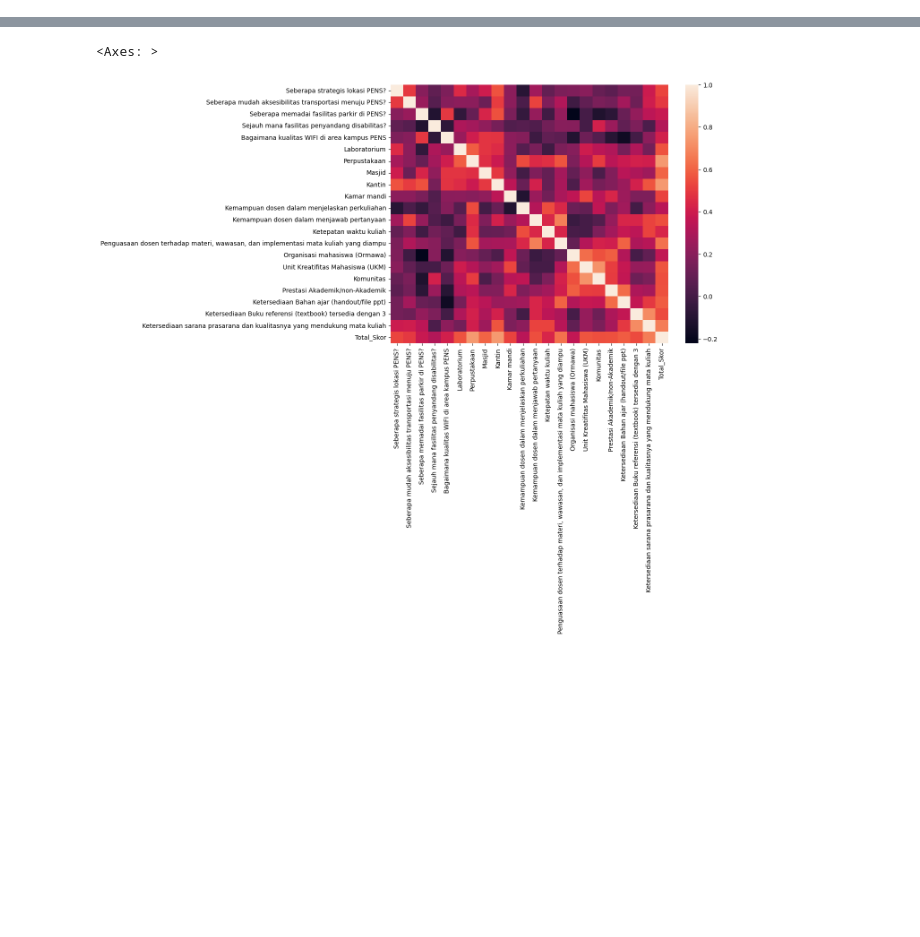
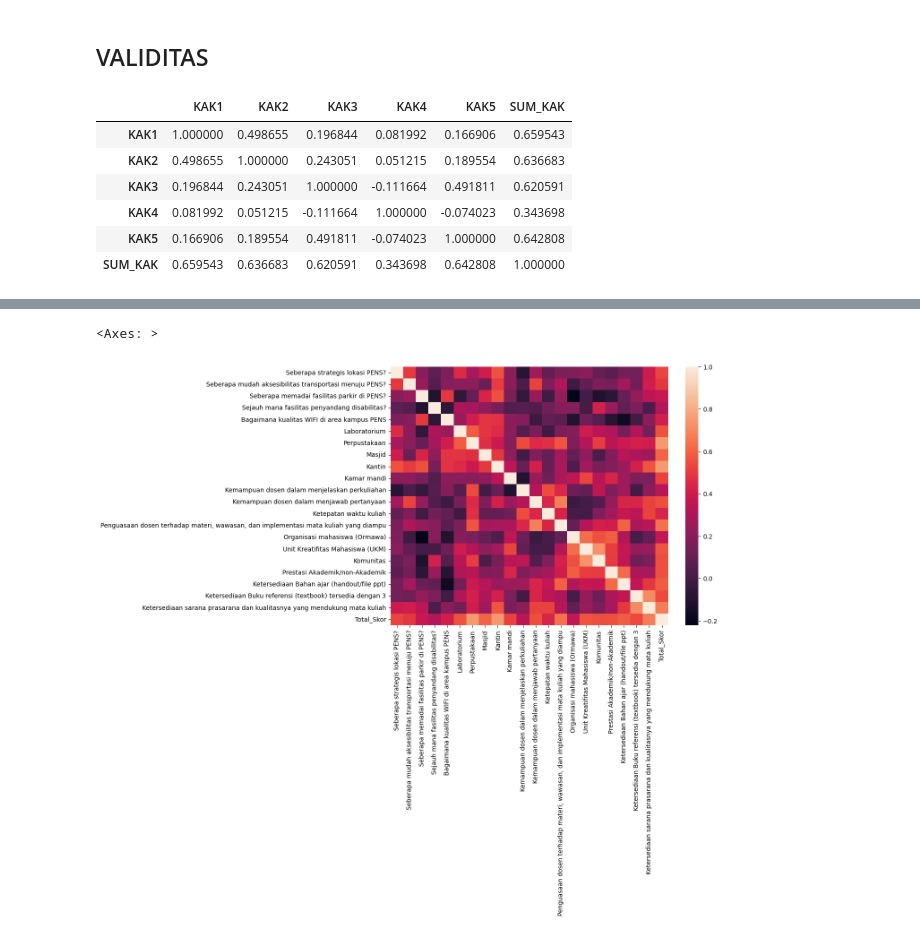
Before and after one commit to RizkyAlde/Analisa-Statistika-Terapan-S3, a Jupyter notebook: Project 4/Before Validasi/AST W10.1.ipynb, the cells around one changed output, grey strips where cells are left out. Drawn from its saved outputs; the diff is of its cells as text; code cells hidden in the pictures; blank space fills up the shorter version.

```diff
--- a/Project 4/Before Validasi/AST W10.1.ipynb
+++ b/Project 4/Before Validasi/AST W10.1.ipynb
@@ -67,0 +53,14 @@ Total_Skor                                            1.000000
+# %% [markdown]
+## VALIDITAS
+# %%
+df1 = df.loc[0:29,"KAK1":"SUM_KAK"]
+corr_matrix = df1.corr()
+corr_matrix
+# %% [output]
+|  | KAK1 | KAK2 | KAK3 | KAK4 | KAK5 | SUM_KAK |
+| KAK1 | 1.000000 | 0.498655 | 0.196844 | 0.081992 | 0.166906 | 0.659543 |
+| KAK2 | 0.498655 | 1.000000 | 0.243051 | 0.051215 | 0.189554 | 0.636683 |
+| KAK3 | 0.196844 | 0.243051 | 1.000000 | -0.111664 | 0.491811 | 0.620591 |
+| KAK4 | 0.081992 | 0.051215 | -0.111664 | 1.000000 | -0.074023 | 0.343698 |
+| KAK5 | 0.166906 | 0.189554 | 0.491811 | -0.074023 | 1.000000 | 0.642808 |
+| SUM_KAK | 0.659543 | 0.636683 | 0.620591 | 0.343698 | 0.642808 | 1.000000 |
```
Also changed, not shown: parts of 21 cells of this notebook.
